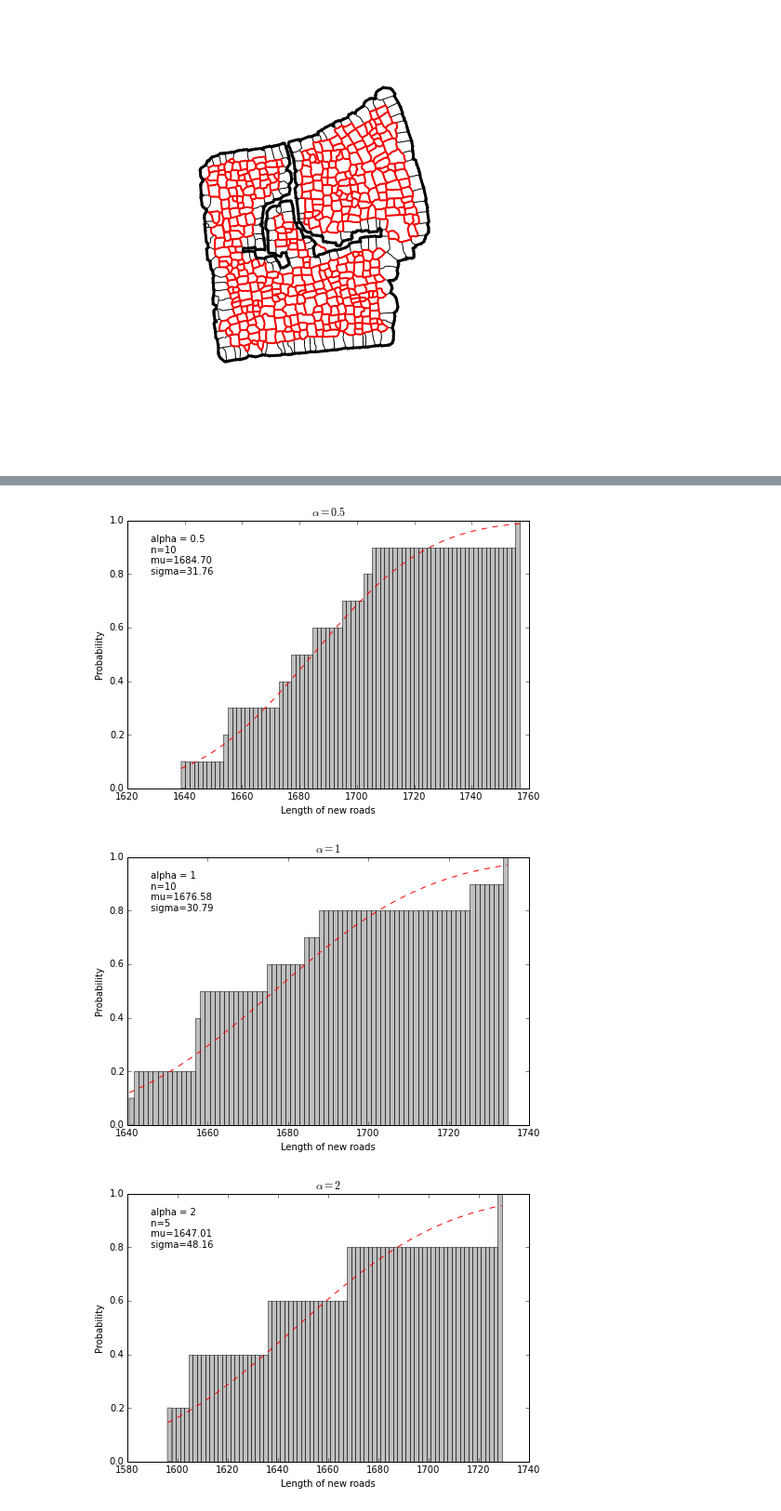
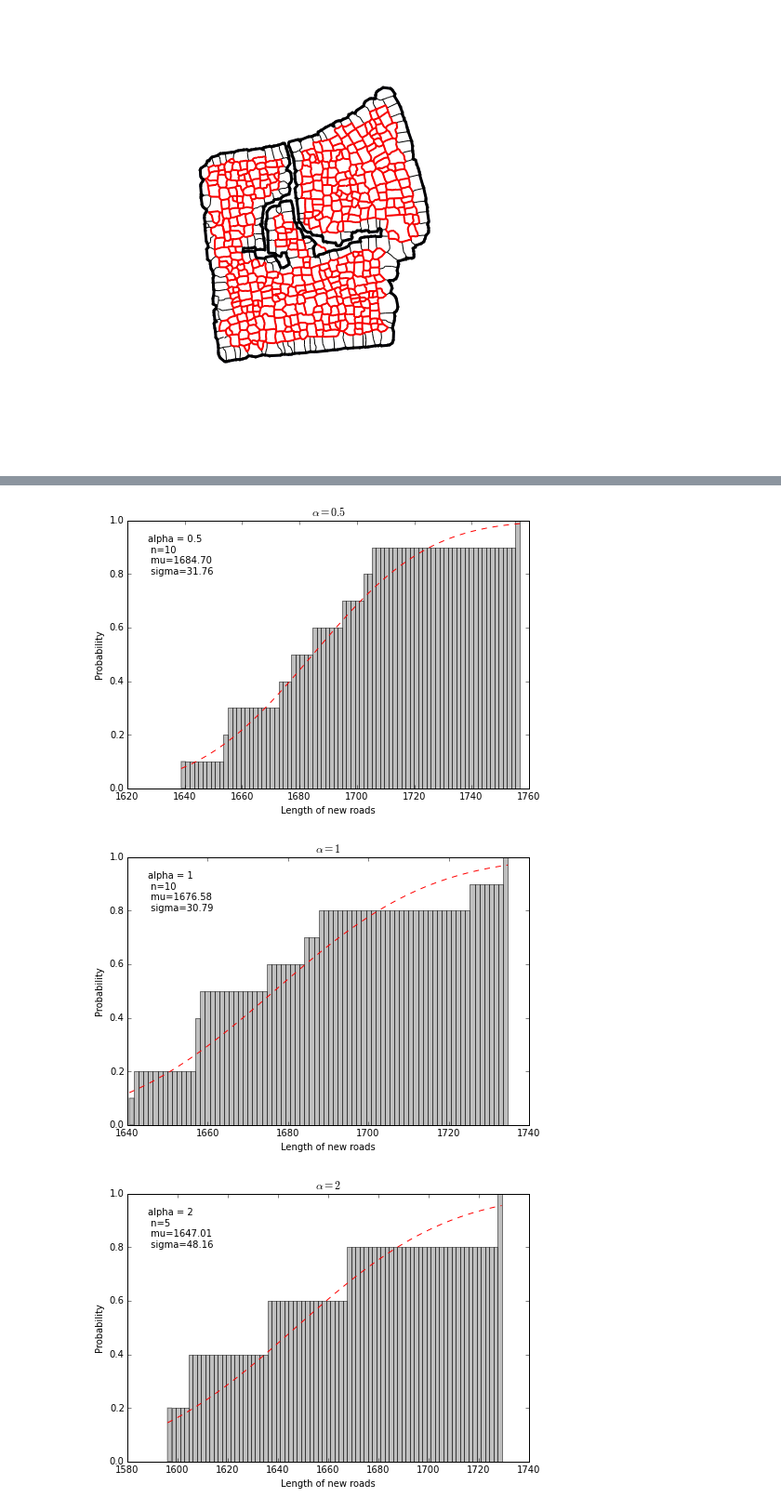
Before and after one commit to brelsford/topology, a Jupyter notebook: ReblockingFigs.ipynb, the cells around one changed output, grey strips where cells are left out. Shown at 93% size. Cells and saved outputs as stored; diff of their text form; code cells hidden in the pictures.

```diff
--- a/ReblockingFigs.ipynb
+++ b/ReblockingFigs.ipynb
@@ -37,7 +38,8 @@ def nice_histogram(a,x,bounds=None):
         bounds=[x.min(),x.max()]
 
 
-    textstr = ' alpha = {0} \n n={1} \n mu={2:.2f} \n sigma={3:.2f}'.format(a,len(x), x.mean(), x.std())
+    textstr = 'alpha = {0} \n n={1} \n mu={2:.2f} \n sigma={3:.2f}'.format(a,len(x),
+                                                                            x.mean(), x.std())
     # the histogram of the data
     fig = plt.figure()
     ax = fig.add_axes([0,0,1,1])
@@ -93,16 +94,0 @@ NetworkXNoPath: node (95.47,88.04) not reachable from (305620.00,8022470.00)
-# %%
-alpha = [0.5, 1, 2, 4, 16]
-d=defaultdict(list)
-d
-for a in alpha:
-    r = 0
-    print "alpha = {}".format(a)
-    for r in range(0,10):
-        nr = new_length(block,a,r, plot=True)
-        d[a].append(nr)
-        if r in [0,50,100,150]:
-            print "r={}, alpha={}".format(r,a)
-
-        r=+1
-        pickle.dump(d, open( "d_results.p", "wb" ))
-        plt.close('all')
@@ -112,2 +94,0 @@ NetworkXNoPath: node (95.47,88.04) not reachable from (305620.00,8022470.00)
-# %%
-DDD = pickle.load( open( "d_results.p", "rb" ) )
@@ -113,0 +111,15 @@ DDD = pickle.load( open( "d_results.p", "rb" ) )
+# %%
+D1 = pickle.load( open( "d_results.p", "rb" ) )
+D2 = pickle.load( open( "d_results2.p", "rb" ) )
+D3 = pickle.load( open( "d_results3.p", "rb" ) )
+
+D = D1.copy()
+D.update(D2)
+
+for key in D3.keys():
+    try:
+        D[key] = D[key] + D3[key]
+    except:
+        D[key] = D3[key]
+
+D
@@ -118,13 +132,13 @@ nice_histogram_many(DDD)
 # %%
-d = DDD
+d = D
 
 bounds = {key:(min(val),max(val)) for key,val in d.iteritems()}
 
 for a in d.keys():
     x = np.array(d[a])
     bound = bounds[a]
     nice_histogram(a, x, bounds[a])
 # %% [output]
-[figure, old version]
+[figure, new version]
-[figure, old version]
+[figure, new version]
-[figure, old version]
+[figure, new version]
```
Also changed, not shown: parts of 11 cells of this notebook, 1 other file.
